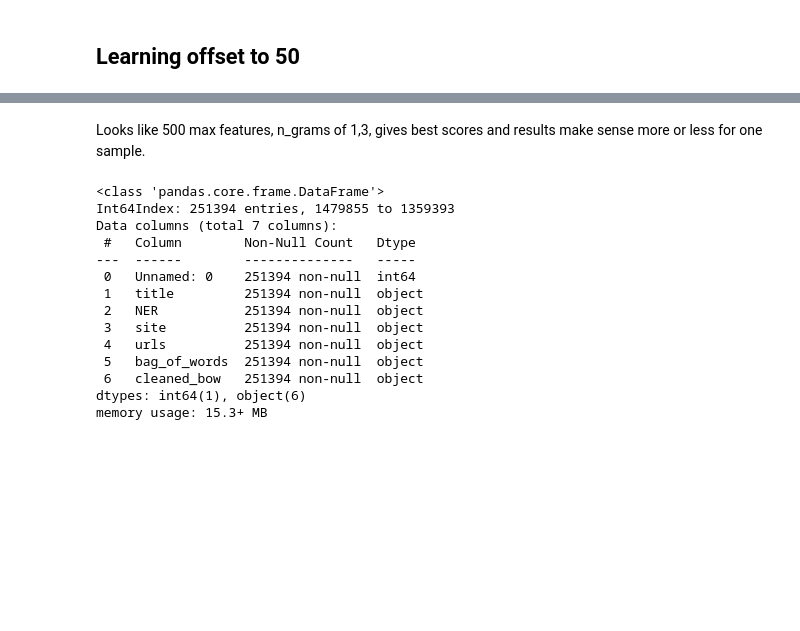
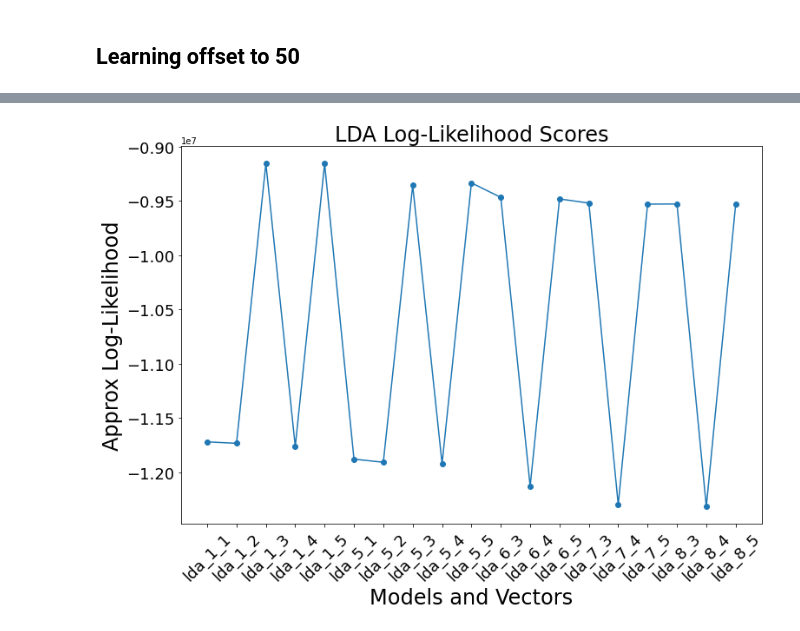
Before and after one commit to coxem14/Recipe-Recommender, a Jupyter notebook: model_comparisons.ipynb, the cells around one changed output, grey strips where cells are left out. Drawn from its saved outputs; the diff is of its cells as text; code cells hidden in the pictures; blank space fills up the shorter version.

```diff
--- a/model_comparisons.ipynb
+++ b/model_comparisons.ipynb
@@ -99,3 +93,9 @@ docs_train, docs_test = train_test_split(docs_cleaned, stratify=df_subset['site'
+# %%
+df_subset_train, df_subset_test = train_test_split(df, stratify=df['site'], test_size=0.25)
+# %%
+docs_train = df_subset_train['cleaned_bow']
+docs_test = df_subset_test['cleaned_bow']
+docs_full = df['cleaned_bow']
 # %%
 lda_model_1 = joblib.load('./models/lda_model.joblib')
 lda_model_2 = joblib.load('./models/lda_model_1_tid.joblib')
@@ -722,20 +716,16 @@ perplexity
-# %% [markdown]
-Looks like 500 max features, n_grams of 1,3,  gives best scores and results make sense more or less for one sample.
-# %%
-df_subset = df.sample(frac=0.153, replace=False)
-df_subset.info()
-# %% [output]
-<class 'pandas.core.frame.DataFrame'>
-Int64Index: 251394 entries, 1479855 to 1359393
-Data columns (total 7 columns):
- #   Column        Non-Null Count   Dtype
----  ------        --------------   -----
- 0   Unnamed: 0    251394 non-null  int64
- 1   title         251394 non-null  object
- 2   NER           251394 non-null  object
- 3   site          251394 non-null  object
- 4   urls          251394 non-null  object
- 5   bag_of_words  251394 non-null  object
- 6   cleaned_bow   251394 non-null  object
-dtypes: int64(1), object(6)
-memory usage: 15.3+ MB
+# %%
+ldas = ['lda_1_1', 'lda_1_2', 'lda_1_3', 'lda_1_4', 'lda_1_5',
+        'lda_5_1', 'lda_5_2', 'lda_5_3', 'lda_5_4', 'lda_5_5',
+        'lda_6_3', 'lda_6_4', 'lda_6_5',
+        'lda_7_3', 'lda_7_4', 'lda_7_5',
+        'lda_8_3', 'lda_8_4', 'lda_8_5']
+# %%
+fig, ax = plt.subplots(figsize=(12, 8))
+ax.plot(ldas, scores, linestyle='-', marker='o')
+ax.set_xlabel('Models and Vectors', fontsize = 24)
+ax.set_ylabel('Approx Log-Likelihood', fontsize=24)
+ax.tick_params(axis='x', labelsize = 18, rotation=45)
+ax.tick_params(axis='y', labelsize=18)
+ax.set_title('LDA Log-Likelihood Scores', fontsize = 24);
+# %% [output]
+[figure, added]
```
Also changed, not shown: parts of 61 cells of this notebook, 1 other file.
